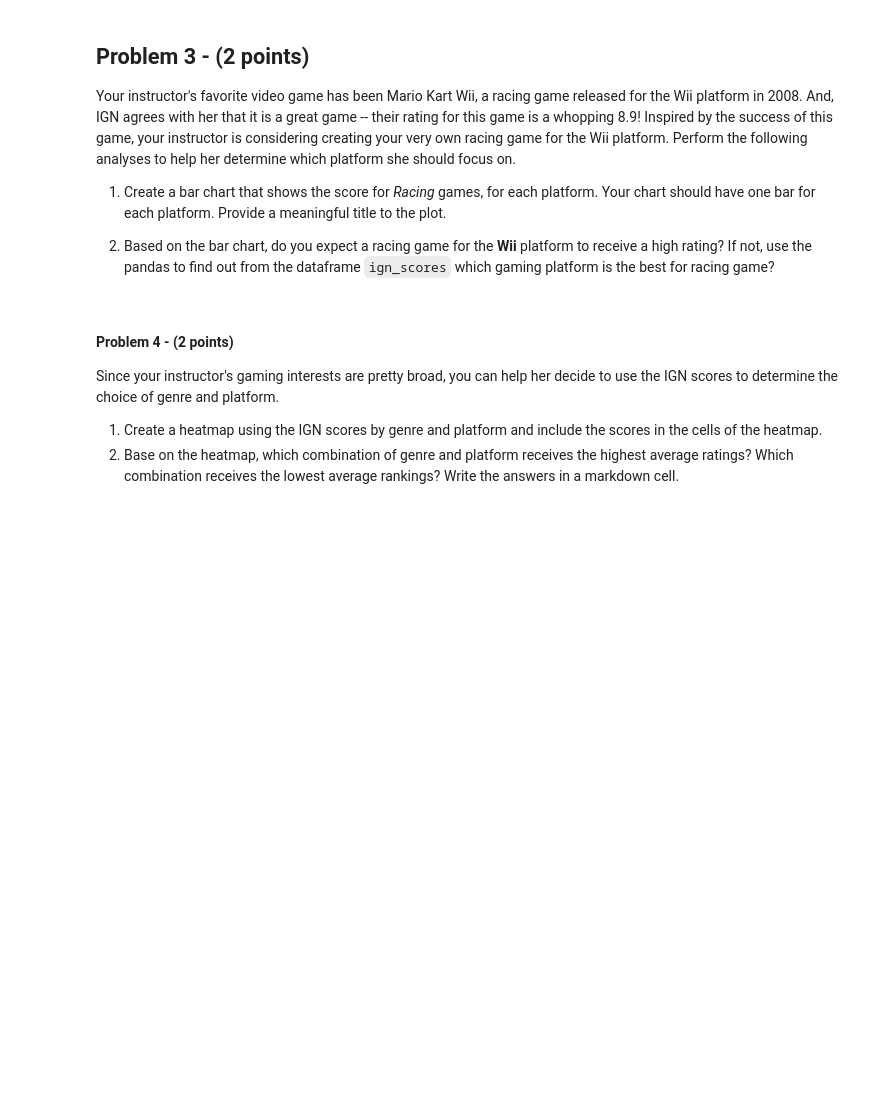
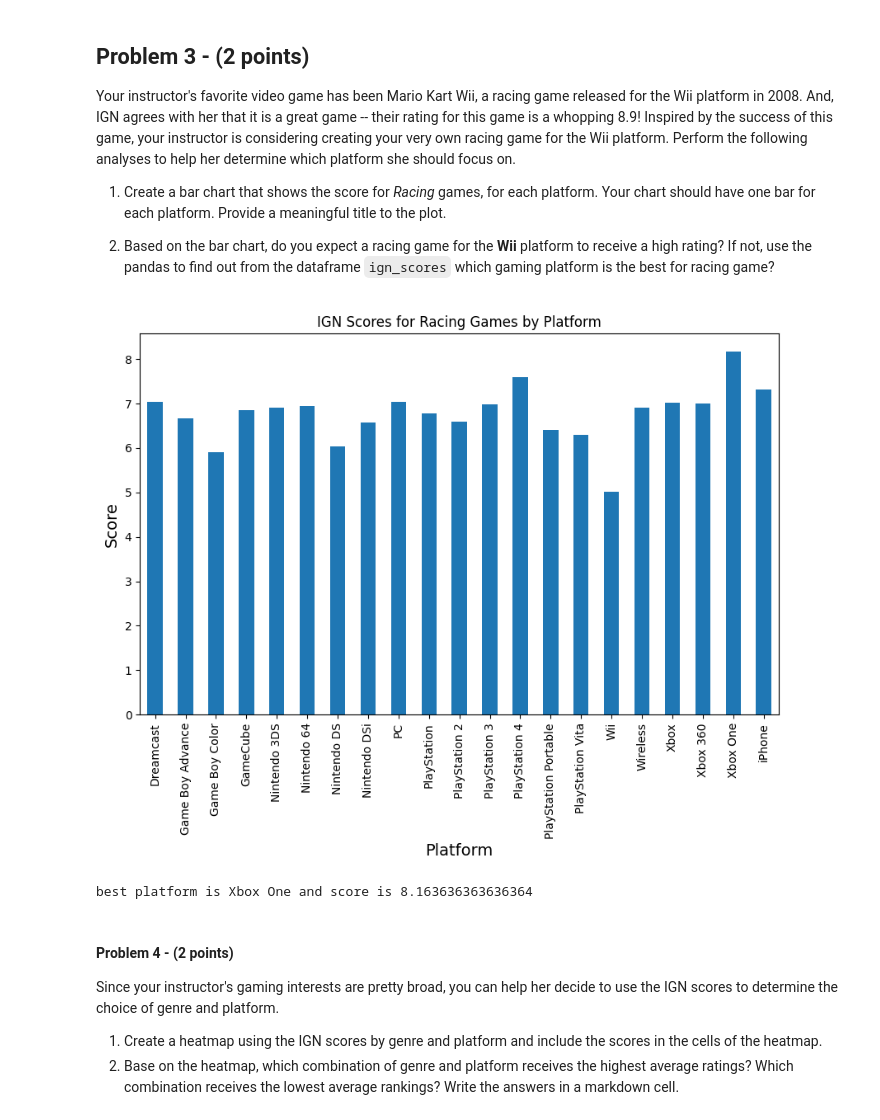
Before and after one commit to CS133-DataVisualization/cs133-datavisualization-fall2024-mini-assignments-mini-assignments, a Jupyter notebook: LeeJUSTIN_A11/Colab_A11_heatmap.ipynb, the cells around one changed output. Saved outputs shown, nothing was run; the diff lists cells and outputs as text; code cells hidden in the pictures; blank space fills up the shorter version.

```diff
--- a/LeeJUSTIN_A11/Colab_A11_heatmap.ipynb
+++ b/LeeJUSTIN_A11/Colab_A11_heatmap.ipynb
@@ -12,4 +12,5 @@ import seaborn as sns
 import matplotlib.pyplot as plt
 
 IGN="https://raw.githubusercontent.com/csbfx/advpy122-data/master/ign_scores.csv"
-## Your code here . . .
+ign_scores = pd.read_csv(IGN).set_index("Platform")
+ign_scores.head()
@@ -37,9 +46,24 @@ Your instructor's favorite video game has been Mario Kart Wii, a racing game rel
+# %%
+# (1 point)
+# Set the width and height of the figure
+
+racing_scores = ign_scores["Racing"]
+racing_scores
+racing_scores.plot(kind="bar", figsize=(10, 6))
+plt.title("IGN Scores for Racing Games by Platform")
+plt.xlabel("Platform", fontsize=14)
+plt.ylabel("Score", fontsize=14)
+plt.show()
+# %% [output]
+[figure, added]
 # %%
 ## (1 point)
 ## Use ign_scores to determine which gaming platform is the best
 ## for racing game.
 
-## Your code here . . .
+print("best platform is",ign_scores["Racing"].idxmax(),"and score is",ign_scores["Racing"].max())
+# %% [output]
+best platform is Xbox One and score is 8.163636363636364
 # %% [markdown]
 #### Problem 4 - (2 points)
 Since your instructor's gaming interests are pretty broad, you can help her decide to use the IGN scores to determine the choice of genre and platform.
```
Also changed, not shown: parts of 11 cells of this notebook.
